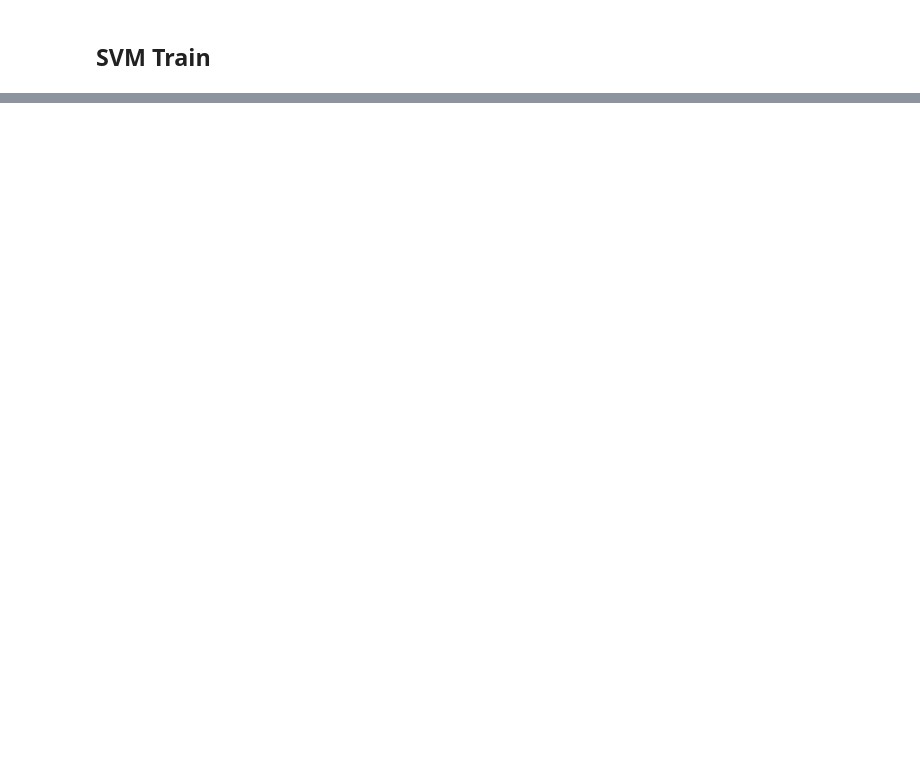
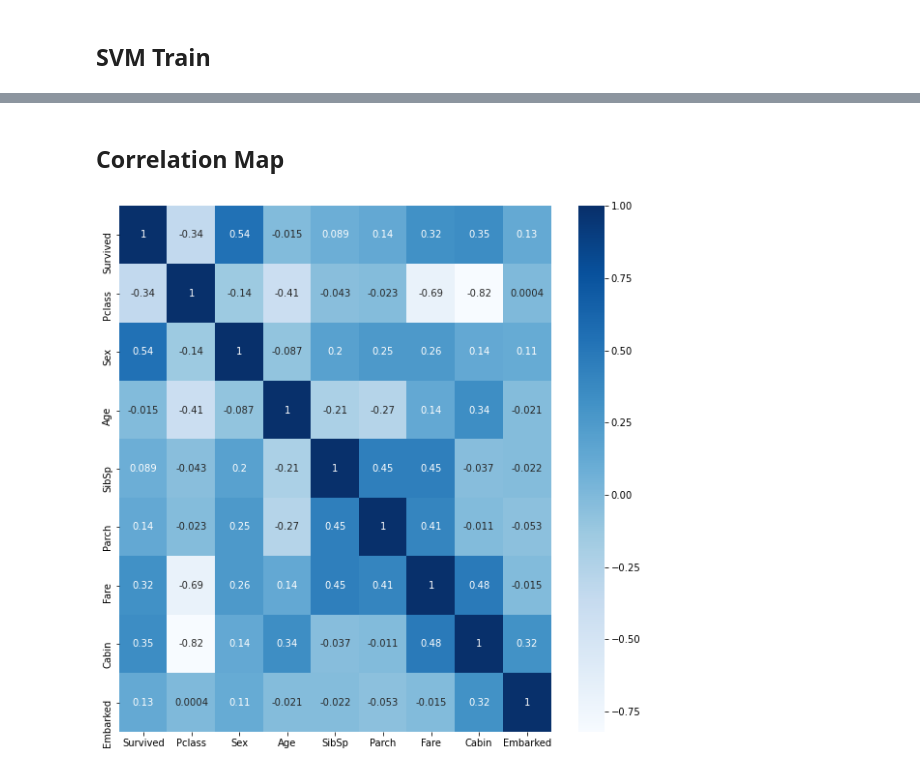
Before and after one commit to mintingchen/ECE269_Project, a Jupyter notebook: SVM.ipynb, the cells around one changed output, grey strips where cells are left out. Saved outputs shown, nothing was run; the diff lists cells and outputs as text; code cells hidden in the pictures; blank space fills up the shorter version.

```diff
--- a/SVM.ipynb
+++ b/SVM.ipynb
@@ -149,0 +134,15 @@ weighted avg       1.00      1.00      1.00       417
+# %% [markdown]
+## Correlation Map
+# %%
+corr_dt = pd.read_csv('revised_data.csv',
+                 usecols=[2,3,5,6,7,8,10,11,12],
+                 encoding='latin')
+
+
+import matplotlib.pyplot as plt
+
+fig, ax = plt.subplots(figsize=(10,10))
+sns.heatmap(corr_dt.corr(method='spearman'),annot=True,cmap="Blues")
+plt.savefig('out.png')
+# %% [output]
+[figure, added]
```
Also changed, not shown: parts of 30 cells of this notebook, 3 other files.
